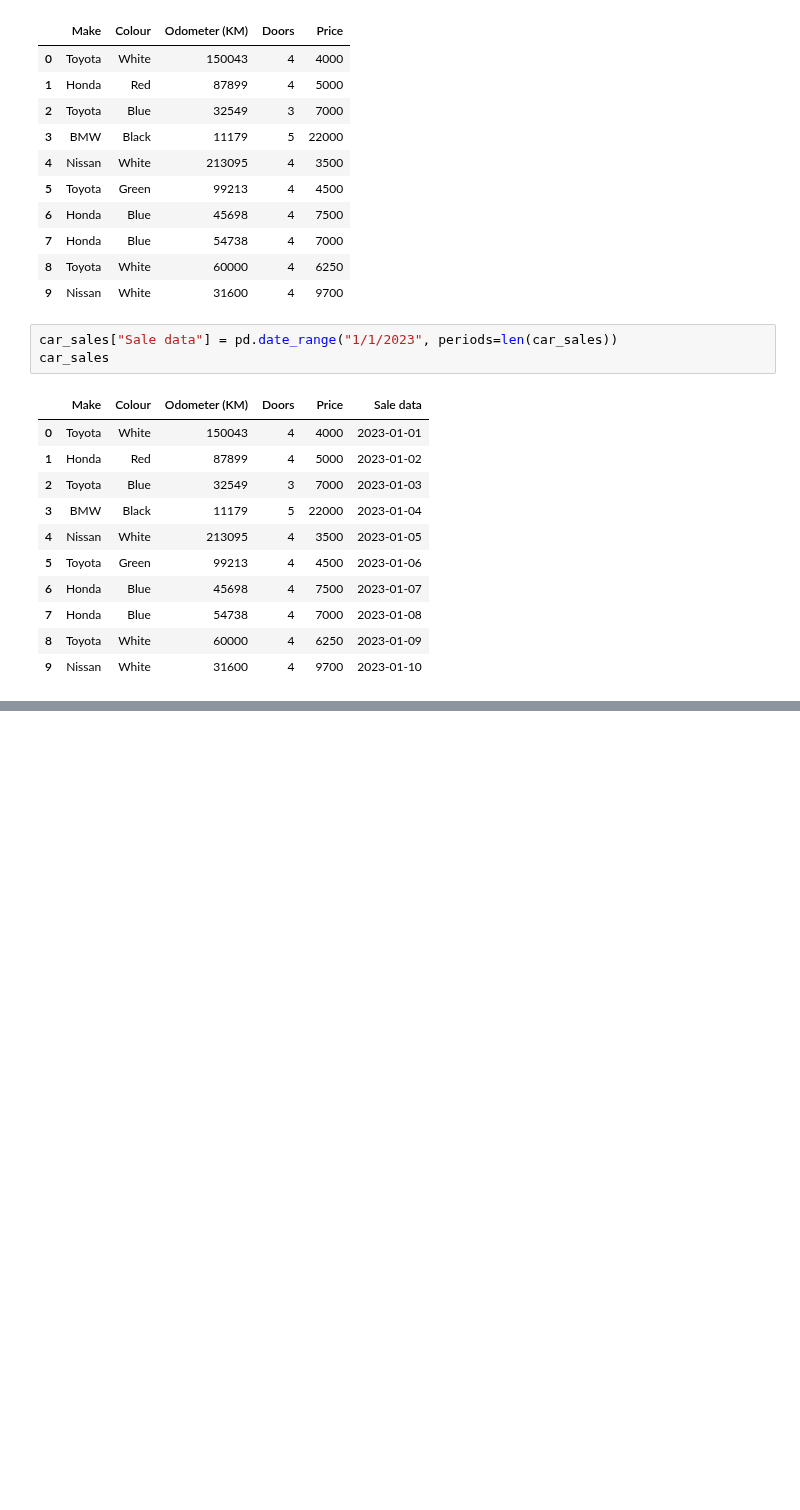
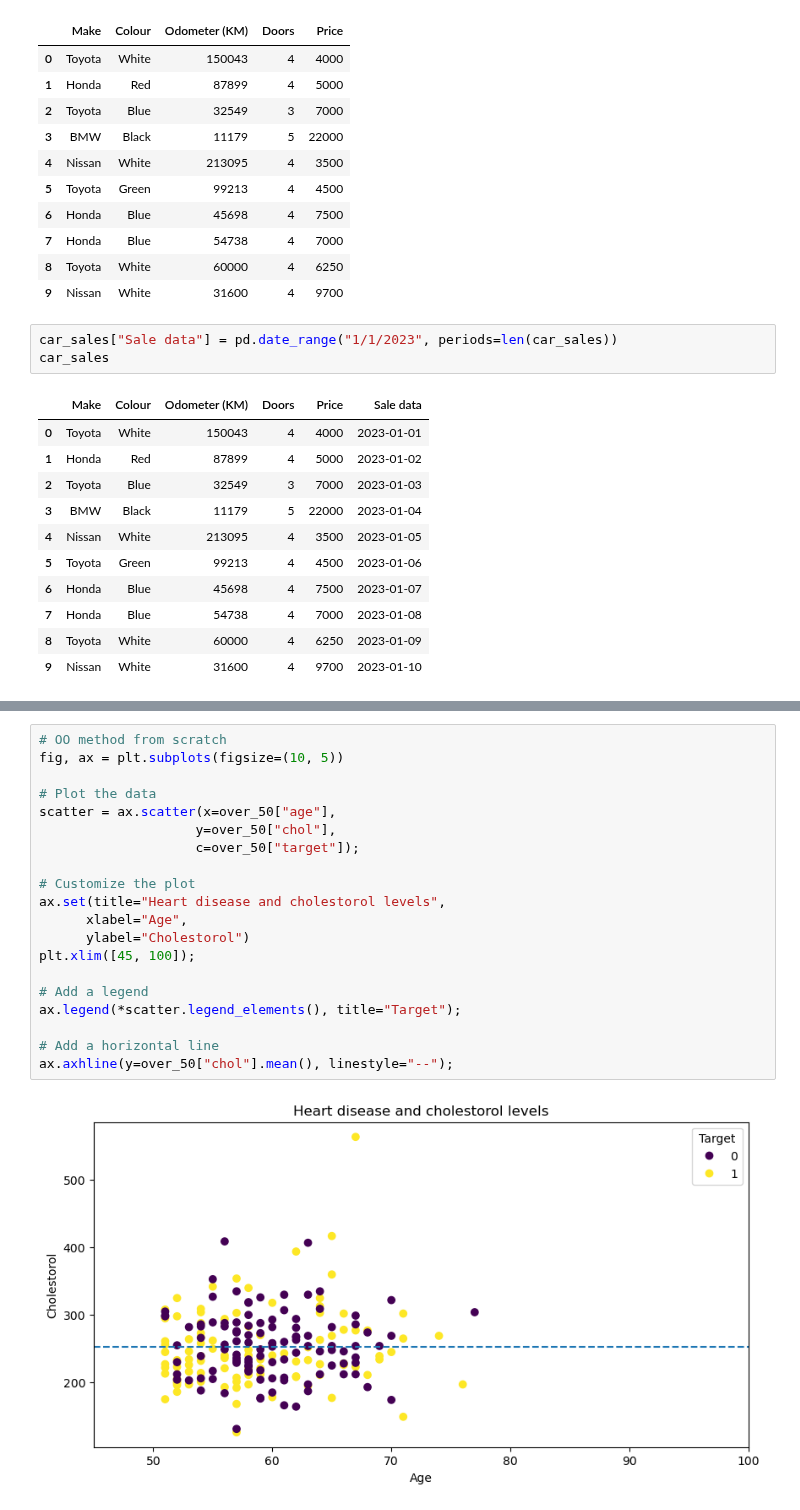
Before and after one commit to msnkr/python_projects, a Jupyter notebook: ML/introduction-to-matplotlib/introduction-to-matplotlib.ipynb, the cells around one changed output, grey strips where cells are left out. Saved outputs shown, nothing was run; the diff lists cells and outputs as text; blank space fills up the shorter version.

```diff
--- a/ML/introduction-to-matplotlib/introduction-to-matplotlib.ipynb
+++ b/ML/introduction-to-matplotlib/introduction-to-matplotlib.ipynb
@@ -421,0 +422,22 @@ ax.set_xlim([45, 100]);
+# %%
+# OO method from scratch
+fig, ax = plt.subplots(figsize=(10, 5))
+
+# Plot the data
+scatter = ax.scatter(x=over_50["age"],
+                    y=over_50["chol"],
+                    c=over_50["target"]);
+
+# Customize the plot
+ax.set(title="Heart disease and cholestorol levels",
+      xlabel="Age",
+      ylabel="Cholestorol")
+plt.xlim([45, 100]);
+
+# Add a legend
+ax.legend(*scatter.legend_elements(), title="Target");
+
+# Add a horizontal line
+ax.axhline(y=over_50["chol"].mean(), linestyle="--");
+# %% [output]
+[figure, added]
```
Also changed, not shown: parts of 44 cells of this notebook.
